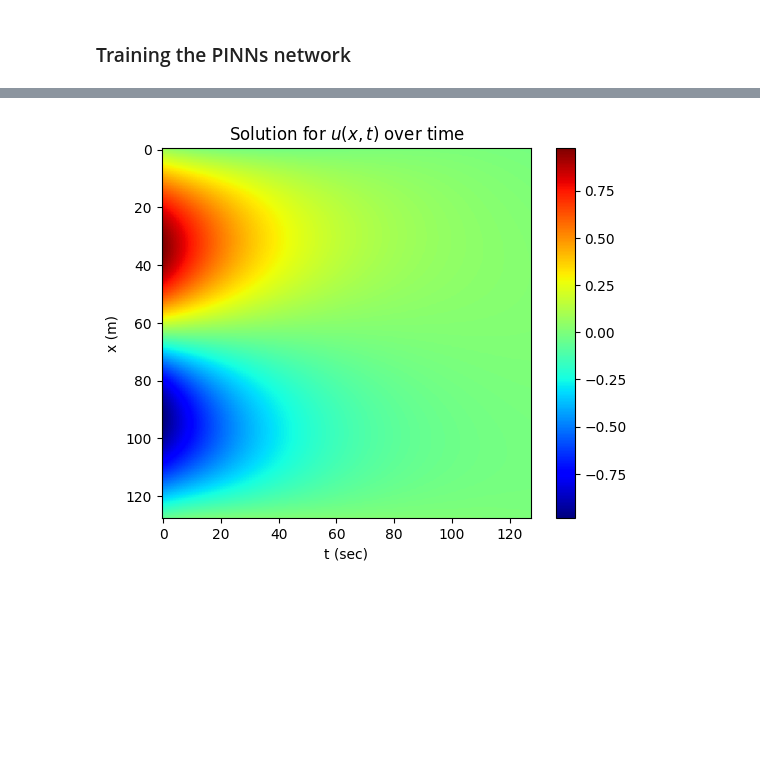
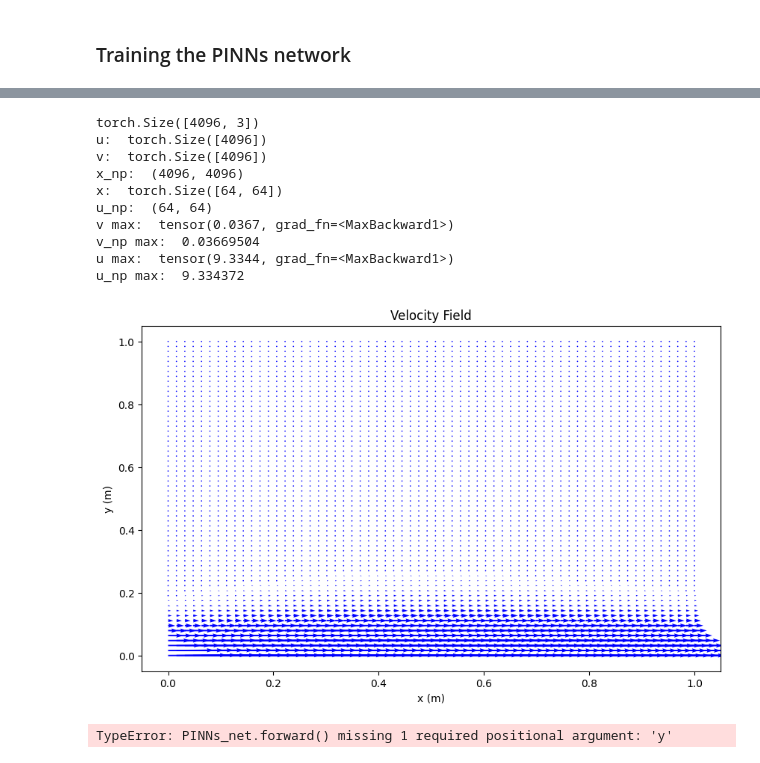
Before and after one commit to YanivAB/PINN-Incompressible-N-S-equations-cavity, a Jupyter notebook: T_final.ipynb, the cells around one changed output, grey strips where cells are left out. Saved outputs shown, nothing was run; the diff lists cells and outputs as text; code cells hidden in the pictures; blank space fills up the shorter version.

```diff
--- a/T_final.ipynb
+++ b/T_final.ipynb
@@ -175,16 +184,78 @@ epoch: 499, loss: 0.07844733446836472
 # %%
-u = model.forward(x.view(-1,1), t.view(-1,1)) # convert x tensor into a column vector
-u_np = u.detach().numpy() # convert into a np array
-u_reshaped = u_np.reshape(Nx,Nt)
+x_np, y_np = np.meshgrid(x, y)
+net = model.forward(x.view(-1,1), y.view(-1,1)) # convert x tensor into a column vector
+print(net.shape)
+u=net[:, 0]
+v=net[:, 1]
+print("u: ",u.shape)
+print("v: ",v.shape)
 
-plt.imshow(u_reshaped[:,:], cmap='jet')
-plt.title("Solution for $u(x,t)$ over time")
-plt.colorbar()
-plt.xlabel("t (sec)")
-plt.ylabel("x (m)")
+print("x_np: ",x_np.shape)
+print("x: ",x.shape)
+
+u_np = u.detach().numpy().reshape(Nx,Ny) # convert into a np array
+print("u_np: ",u_np.shape)
+
+v_np = v.detach().numpy().reshape(Nx,Ny) # convert into a np array
+print("v max: ", v.max())
+print("v_np max: ", v_np.max())
+print("u max: ", u.max())
+print("u_np max: ", u_np.max())
+plt.figure(figsize=(10, 6))
+plt.quiver(x, y, u_np, v_np, color='blue')
+plt.title("Velocity Field")
+plt.xlabel("x (m)")
+plt.ylabel("y (m)")
 plt.show()
+#plt.imshow(net_reshaped[:,:], cmap='jet')
+# plt.title("Solution for $u(x,y)$ over time")
+# plt.colorbar()
+# plt.xlabel("y (m)")
+# plt.ylabel("x (m)")
+# plt.show()
 # %% [output]
+torch.Size([4096, 3])
+u:  torch.Size([4096])
+v:  torch.Size([4096])
+x_np:  (4096, 4096)
+x:  torch.Size([64, 64])
+u_np:  (64, 64)
+v max:  tensor(0.0367, grad_fn=<MaxBackward1>)
+v_np max:  0.03669504
+u max:  tensor(9.3344, grad_fn=<MaxBackward1>)
+u_np max:  9.334372
-[figure, old version]
+[figure, new version]
+# %%
+
+x_np, y_np = np.meshgrid(x, y)
+
+# Flatten x and y for the model input
+x_flat = torch.tensor(x_np.flatten(), dtype=torch.float32)
+y_flat = torch.tensor(y_np.flatten(), dtype=torch.float32)
+
+# Stack the flattened tensors for the model input
+xy_stack = torch.stack((x_flat, y_flat), dim=1)
+
+# Forward pass through the model
+net = model.forward(xy_stack)
+
+# Extract u and v components from the network output
+u = net[:, 0]
+v = net[:, 1]
+
+# Convert u and v to NumPy arrays and reshape them
+u_np = u.detach().numpy().reshape(Nx, Ny)
+v_np = v.detach().numpy().reshape(Nx, Ny)
+
+# Create a quiver plot
+plt.figure(figsize=(10, 6))
+plt.quiver(x_np, y_np, u_np, v_np, color='blue')
+plt.title("Velocity Field")
+plt.xlabel("x (m)")
+plt.ylabel("y (m)")
+plt.show()
+# %% [output]
+TypeError: PINNs_net.forward() missing 1 required positional argument: 'y'
 # %%
 # once you have a complicated solution so the NN is finding it hard to learn functions.
 # to enhance the convergance is
```
Also changed, not shown: parts of 4 cells of this notebook.
